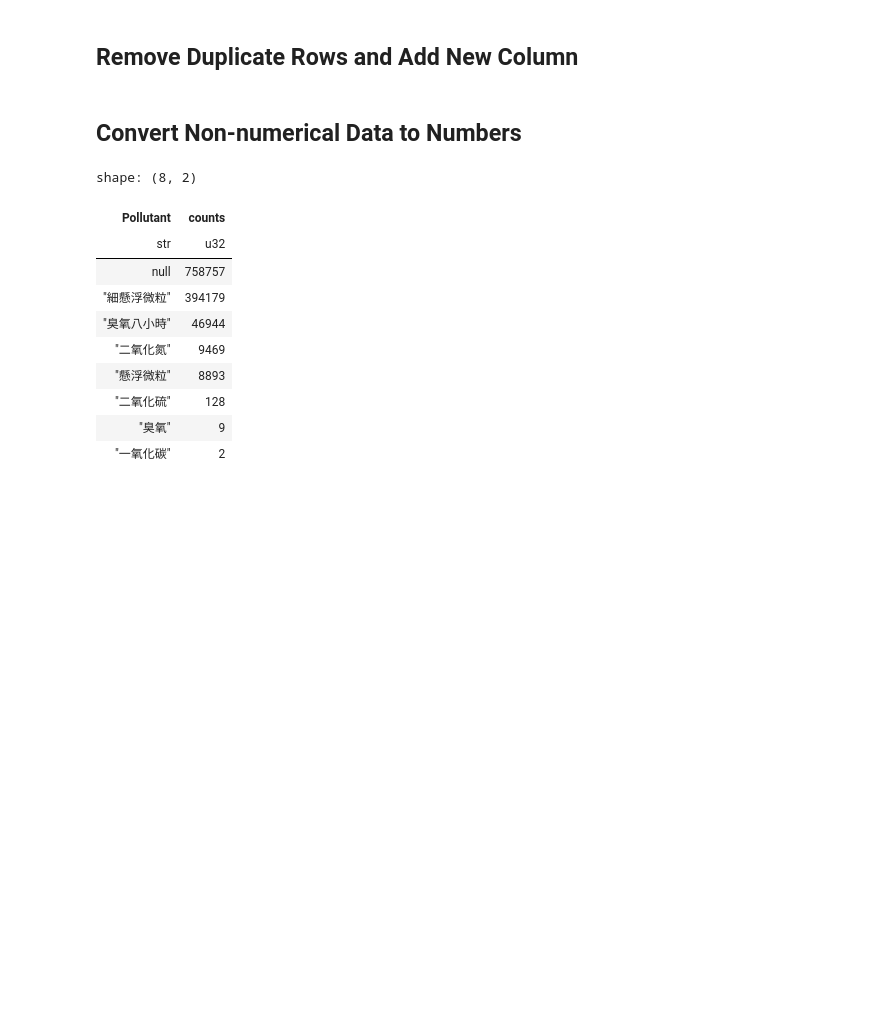
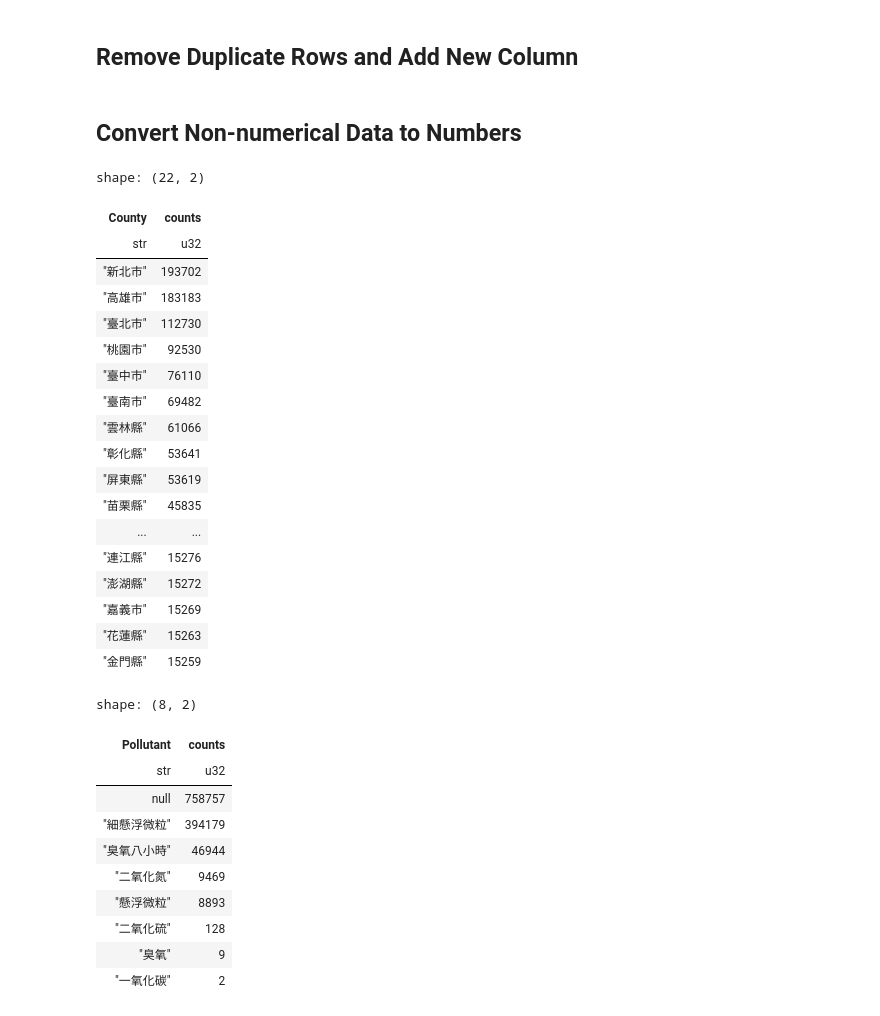
Before and after one commit to hermeschen1116/bayesian-pm25-prediction, a Jupyter notebook: main.ipynb, the cells around one changed output. Drawn from its saved outputs; the diff is of its cells as text; code cells hidden in the pictures; blank space fills up the shorter version.

```diff
--- a/main.ipynb
+++ b/main.ipynb
@@ -26,3 +26,25 @@ dataset = dataset.unique()
 dataset = dataset.with_columns(ps.col('PublishTime').dt.strftime('%Y-%m').alias('PublishYearAndMonth'))
 # %% [markdown]
 ## Convert Non-numerical Data to Numbers
+# %%
+dataset['County'].value_counts(sort=True)
+# %% [output]
+shape: (22, 2)
+| County | counts |
+| str | u32 |
+| "新北市" | 193702 |
+| "高雄市" | 183183 |
+| "臺北市" | 112730 |
+| "桃園市" | 92530 |
+| "臺中市" | 76110 |
+| "臺南市" | 69482 |
+| "雲林縣" | 61066 |
+| "彰化縣" | 53641 |
+| "屏東縣" | 53619 |
+| "苗栗縣" | 45835 |
+| ... | ... |
+| "連江縣" | 15276 |
+| "澎湖縣" | 15272 |
+| "嘉義市" | 15269 |
+| "花蓮縣" | 15263 |
+| "金門縣" | 15259 |
```
Also changed, not shown: parts of 16 cells of this notebook.
